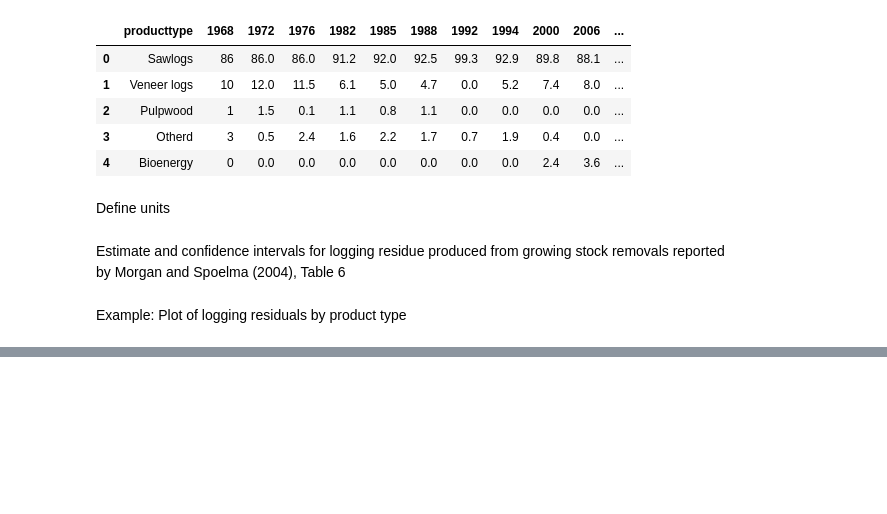
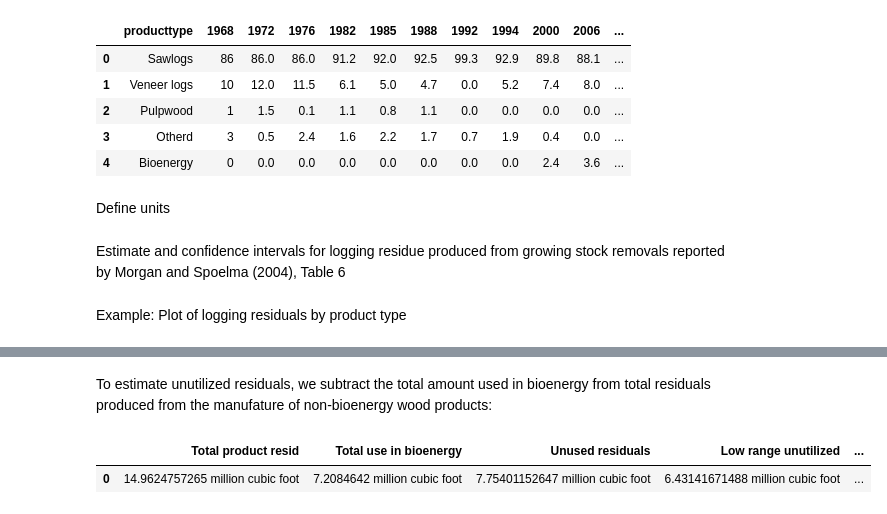
Before and after one commit to WoodResourcesGroup/RoundwoodHarvestGHG, a Jupyter notebook: unutilized_residuals.ipynb, the cells around one changed output, grey strips where cells are left out. Saved outputs shown, nothing was run; the diff lists cells and outputs as text; code cells hidden in the pictures; blank space fills up the shorter version.

Commit message:
includes final MMCF unutilized rersiduals

```diff
--- a/unutilized_residuals.ipynb
+++ b/unutilized_residuals.ipynb
@@ -88,0 +120,20 @@ f=pd.DataFrame([i.magnitude for i in d])
+# %%
+allOwn['ci95'] = allOwn.total_res_hci - allOwn.total_res_lci
+# %%
+prod_res = allOwn[allOwn.producttype != "Bioenergy"]
+# %%
+bio = allOwn[allOwn.producttype == "Bioenergy"]
+# %% [markdown]
+To estimate unutilized residuals, we subtract the total amount used in bioenergy from total residuals produced from the manufature of non-bioenergy wood products:
+# %%
+resTable = pd.DataFrame([[sum(prod_res.total_res),
+                          sum(bio.total_res),
+                          sum(prod_res.total_res) - sum(bio.total_res),
+                          sum(prod_res.total_res_lci) - sum(bio.total_res_lci),
+                          sum(prod_res.total_res_hci) - sum(bio.total_res_hci)]],
+                        columns = ['Total product resid', 'Total use in bioenergy', 'Unused residuals', 'Low range unutilized', 'High range unutilized'])
+# %%
+resTable
+# %% [output]
+|  | Total product resid | Total use in bioenergy | Unused residuals | Low range unutilized | ... |
+| 0 | 14.9624757265 million cubic foot | 7.2084642 million cubic foot | 7.75401152647 million cubic foot | 6.43141671488 million cubic foot | ... |
```
Also changed, not shown: parts of 7 cells of this notebook, 1 other file.
